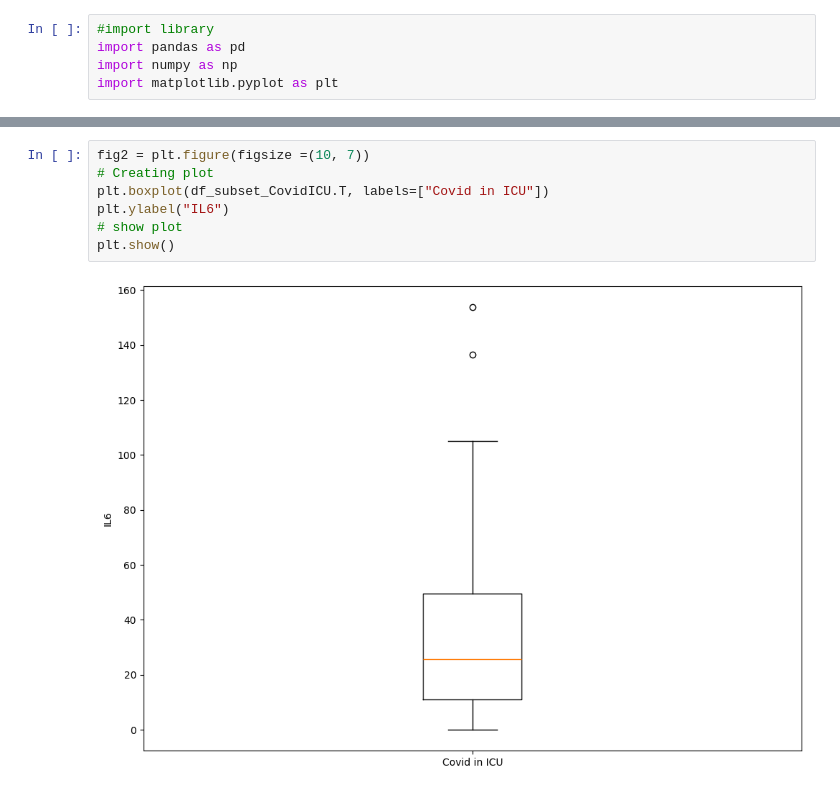
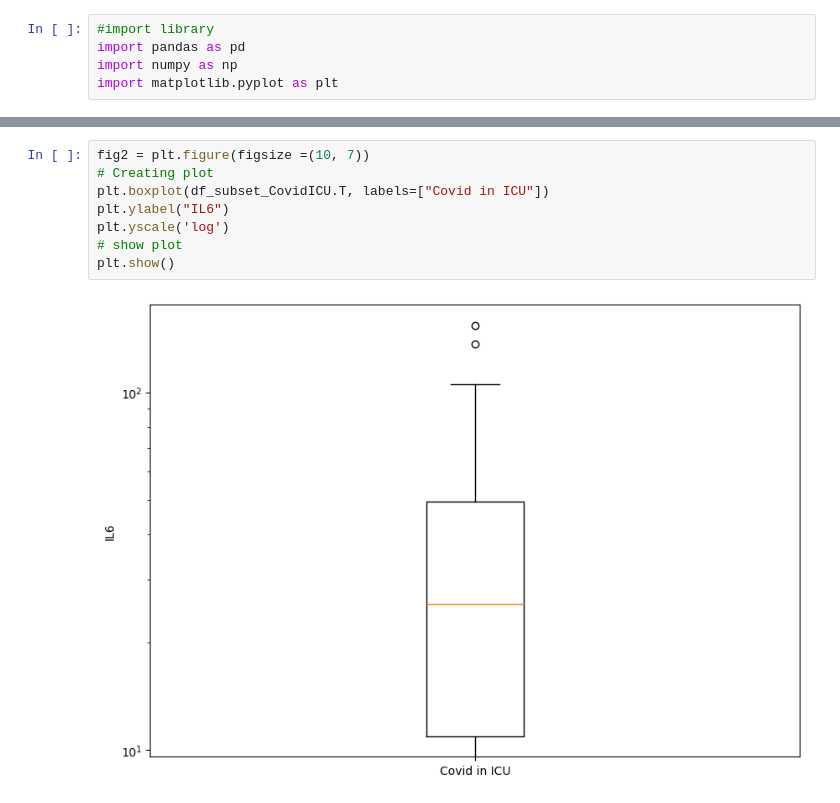
Before and after one commit to Xomics/TWOCdemonstrator, a Jupyter notebook: tools/python_read_omics/IL6.ipynb, the cells around one changed output, grey strips where cells are left out. Saved outputs shown, nothing was run; the diff lists cells and outputs as text.

```diff
--- a/tools/python_read_omics/IL6.ipynb
+++ b/tools/python_read_omics/IL6.ipynb
@@ -199,12 +201,13 @@ plt.show()
 # %%
 fig2 = plt.figure(figsize =(10, 7))
 # Creating plot
 plt.boxplot(df_subset_CovidICU.T, labels=["Covid in ICU"])
 plt.ylabel("IL6")
+plt.yscale('log')
 # show plot
 plt.show()
 # %% [output]
-[figure, old version]
+[figure, new version]
 # %%
 fig3 = plt.figure(figsize =(10, 7))
 # Creating plot
```
Also changed, not shown: parts of 3 cells of this notebook.
